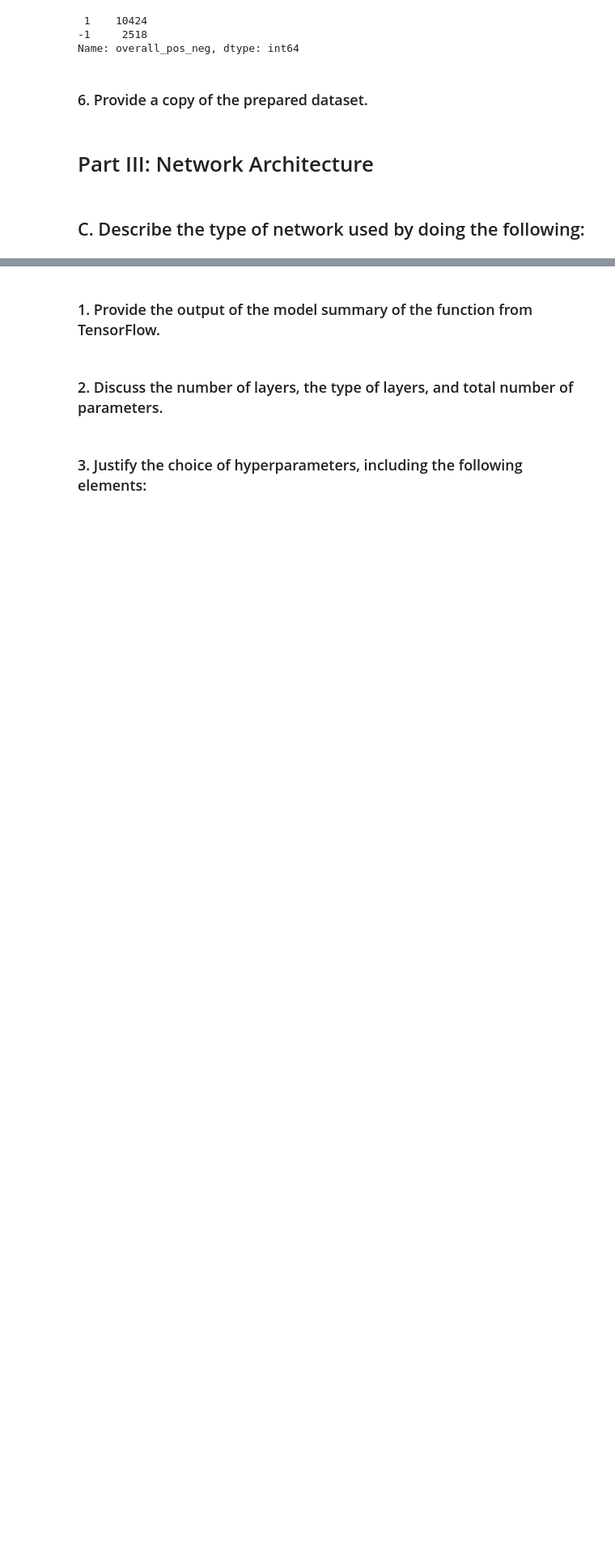
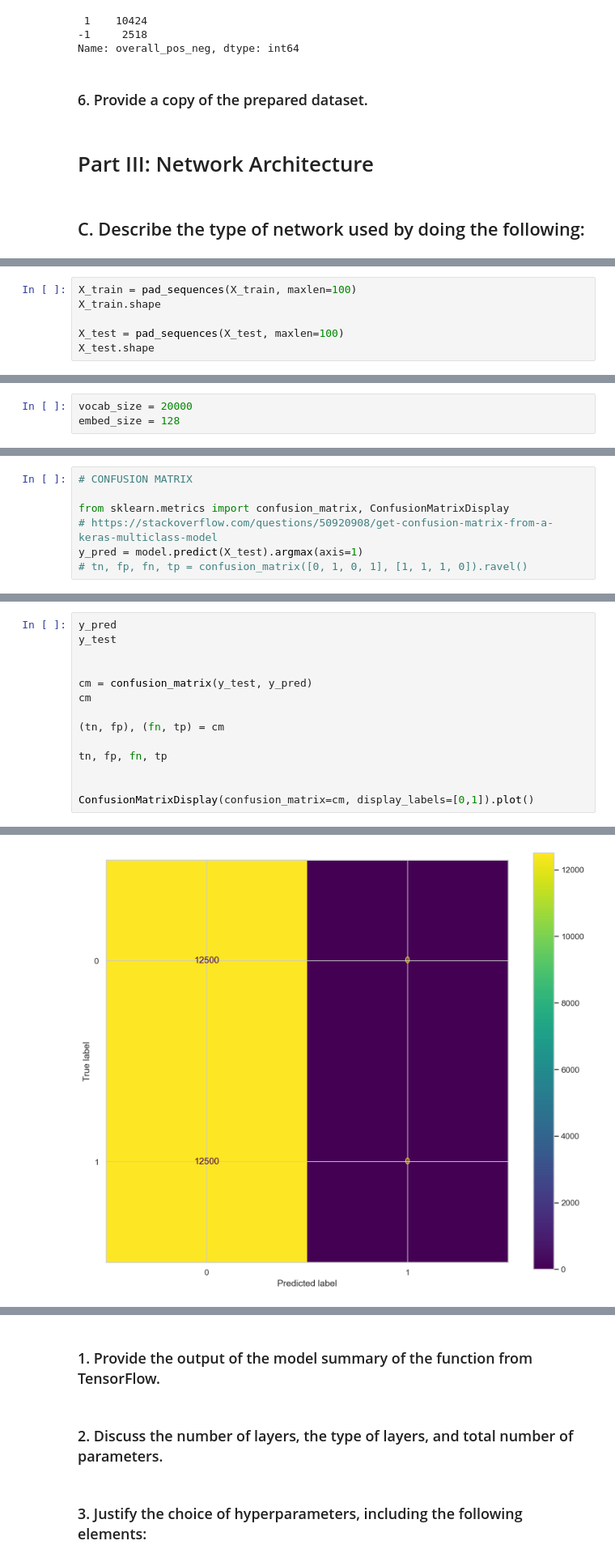
Before and after one commit to chrispaynes/OSDSC-Portfolio, a Jupyter notebook: neural_networks_sentiment_analysis/nn_sentiment_analysis.ipynb, the cells around one changed output, grey strips where cells are left out. Shown at 81% size. Cells and saved outputs as stored; diff of their text form; blank space fills up the shorter version.

```diff
--- a/neural_networks_sentiment_analysis/nn_sentiment_analysis.ipynb
+++ b/neural_networks_sentiment_analysis/nn_sentiment_analysis.ipynb
@@ -523,0 +554,6 @@ Name: overall_pos_neg, dtype: int64
+# %%
+X_train = pad_sequences(X_train, maxlen=100)
+X_train.shape
+
+X_test = pad_sequences(X_test, maxlen=100)
+X_test.shape
@@ -523,0 +563,3 @@ Name: overall_pos_neg, dtype: int64
+# %%
+vocab_size = 20000
+embed_size = 128
@@ -523,0 +655,7 @@ Name: overall_pos_neg, dtype: int64
+# %%
+# CONFUSION MATRIX
+
+from sklearn.metrics import confusion_matrix, ConfusionMatrixDisplay
+# https://stackoverflow.com/questions/50920908/get-confusion-matrix-from-a-keras-multiclass-model
+y_pred = model.predict(X_test).argmax(axis=1)
+# tn, fp, fn, tp = confusion_matrix([0, 1, 0, 1], [1, 1, 1, 0]).ravel()
@@ -523,0 +664,15 @@ Name: overall_pos_neg, dtype: int64
+# %%
+y_pred
+y_test
+
+
+cm = confusion_matrix(y_test, y_pred)
+cm
+
+(tn, fp), (fn, tp) = cm
+
+tn, fp, fn, tp
+
+
+ConfusionMatrixDisplay(confusion_matrix=cm, display_labels=[0,1]).plot()
+# %% [output]
@@ -523,0 +685 @@ Name: overall_pos_neg, dtype: int64
+[figure, added]
```
Also changed, not shown: parts of 10 cells of this notebook.
